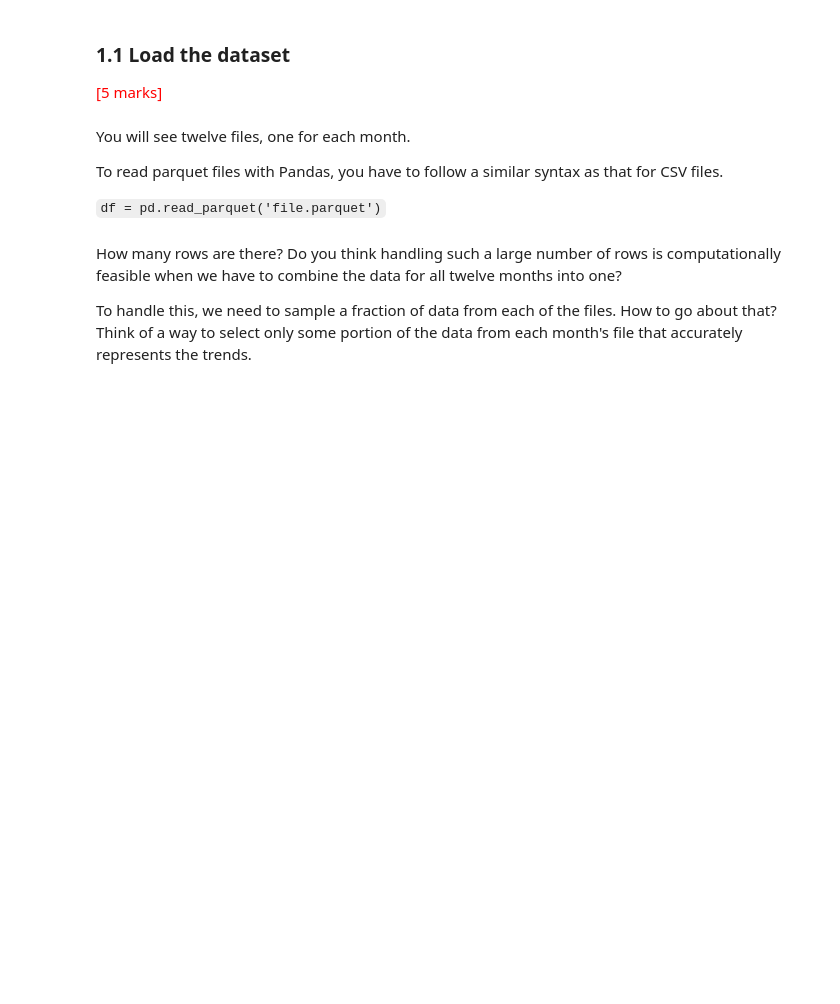
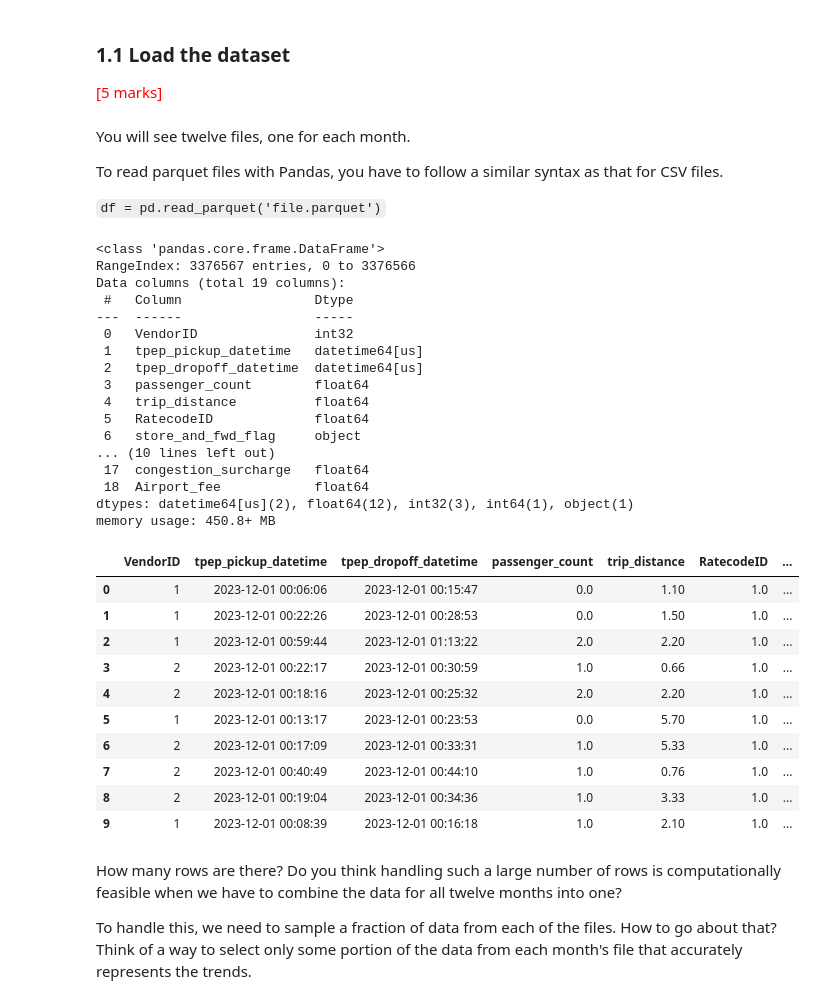
Before and after one commit to srinivasrom/MyStore, a Jupyter notebook: EDA_Assg_NYC_Taxi_Starter_Srinivas_Rompala.ipynb, the cells around one changed output. Drawn from its saved outputs; the diff is of its cells as text; code cells hidden in the pictures; blank space fills up the shorter version.

```diff
--- a/EDA_Assg_NYC_Taxi_Starter_Srinivas_Rompala.ipynb
+++ b/EDA_Assg_NYC_Taxi_Starter_Srinivas_Rompala.ipynb
@@ -146,9 +149,40 @@ To read parquet files with Pandas, you have to follow a similar syntax as that f
 `df = pd.read_parquet('file.parquet')`
 # %%
 # Try loading one file
-
-# df = pd.read_parquet('2023-1.parquet')
-# df.info()
+df = pd.read_parquet('yellow_tripdata_2023-12.parquet')
+df.info()
+df.count()
+df.shape[0] #no of rows
+df.head(10)
+# %% [output]
+<class 'pandas.core.frame.DataFrame'>
+RangeIndex: 3376567 entries, 0 to 3376566
+Data columns (total 19 columns):
+ #   Column                 Dtype
+---  ------                 -----
+ 0   VendorID               int32
+ 1   tpep_pickup_datetime   datetime64[us]
+ 2   tpep_dropoff_datetime  datetime64[us]
+ 3   passenger_count        float64
+ 4   trip_distance          float64
+ 5   RatecodeID             float64
+ 6   store_and_fwd_flag     object
+... (10 lines left out)
+ 17  congestion_surcharge   float64
+ 18  Airport_fee            float64
+dtypes: datetime64[us](2), float64(12), int32(3), int64(1), object(1)
+memory usage: 450.8+ MB
+|  | VendorID | tpep_pickup_datetime | tpep_dropoff_datetime | passenger_count | trip_distance | RatecodeID | ... |
+| 0 | 1 | 2023-12-01 00:06:06 | 2023-12-01 00:15:47 | 0.0 | 1.10 | 1.0 | ... |
+| 1 | 1 | 2023-12-01 00:22:26 | 2023-12-01 00:28:53 | 0.0 | 1.50 | 1.0 | ... |
+| 2 | 1 | 2023-12-01 00:59:44 | 2023-12-01 01:13:22 | 2.0 | 2.20 | 1.0 | ... |
+| 3 | 2 | 2023-12-01 00:22:17 | 2023-12-01 00:30:59 | 1.0 | 0.66 | 1.0 | ... |
+| 4 | 2 | 2023-12-01 00:18:16 | 2023-12-01 00:25:32 | 2.0 | 2.20 | 1.0 | ... |
+| 5 | 1 | 2023-12-01 00:13:17 | 2023-12-01 00:23:53 | 0.0 | 5.70 | 1.0 | ... |
+| 6 | 2 | 2023-12-01 00:17:09 | 2023-12-01 00:33:31 | 1.0 | 5.33 | 1.0 | ... |
+| 7 | 2 | 2023-12-01 00:40:49 | 2023-12-01 00:44:10 | 1.0 | 0.76 | 1.0 | ... |
+| 8 | 2 | 2023-12-01 00:19:04 | 2023-12-01 00:34:36 | 1.0 | 3.33 | 1.0 | ... |
+| 9 | 1 | 2023-12-01 00:08:39 | 2023-12-01 00:16:18 | 1.0 | 2.10 | 1.0 | ... |
 # %% [markdown]
 How many rows are there? Do you think handling such a large number of rows is computationally feasible when we have to combine the data for all twelve months into one?
 
```
Also changed, not shown: parts of 8 cells of this notebook.
